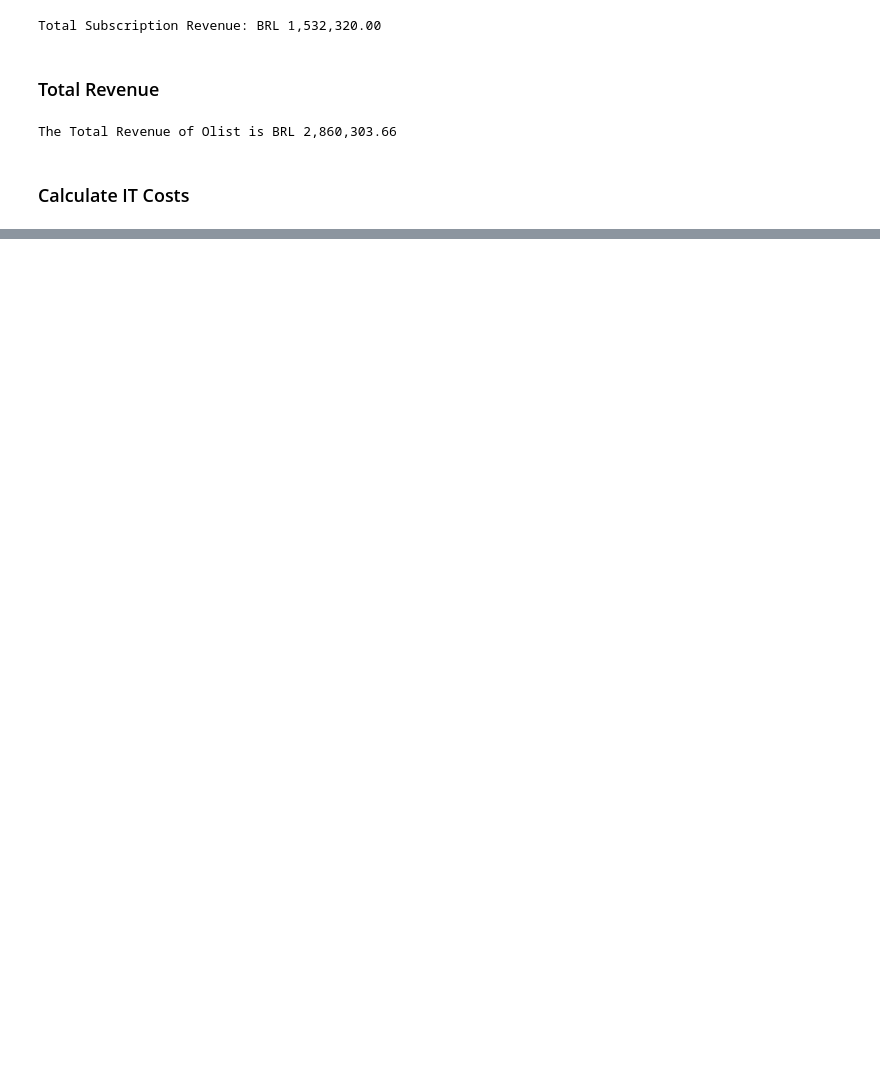
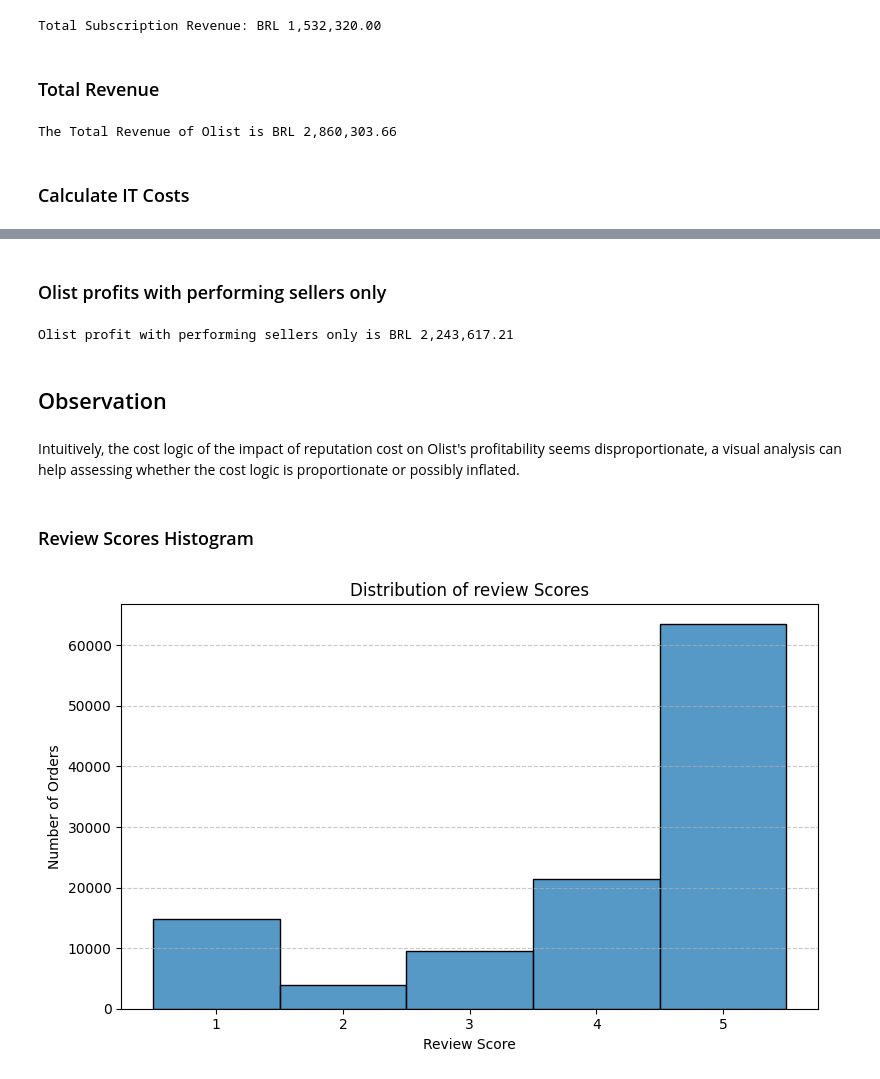
Before and after one commit to Romaric1209/Olist, a Jupyter notebook: Data Analysis Income and Costs.ipynb, the cells around one changed output, grey strips where cells are left out. Cells and saved outputs as stored; diff of their text form; code cells hidden in the pictures; blank space fills up the shorter version.

Commit message:
Incomes_Costs Analysis

```diff
--- a/Prediction Analysis.ipynb
+++ b/Data Analysis Income and Costs.ipynb
@@ -159,0 +208,15 @@ it_costs = alpha * np.sqrt(n_sellers) + beta * np.sqrt(n_items)
+# %%
+def review_cost(x):
+    if pd.isna(x):
+        return 0
+    if x == 3:
+        return 40
+    elif x == 2:
+        return 50
+    elif x == 1:
+        return 100
+    else:
+        return 0
+# %%
+data['review_cost']=data['review_score'].apply(lambda x: review_cost(x))
+reputation_cost = data['review_cost'].sum()
@@ -166,0 +288,26 @@ Olist profit is BRL 2,355,362.93
+# %% [markdown]
+### Olist profits with performing sellers only
+# %%
+gs_profit = gs_total_revenue - gs_it_costs
+print(f'Olist profit with performing sellers only is BRL {gs_profit:,.2f}')
+# %% [output]
+Olist profit with performing sellers only is BRL 2,243,617.21
+# %% [markdown]
+## Observation
+# %% [markdown]
+Intuitively, the cost logic of the impact of reputation cost on Olist's profitability seems disproportionate, a visual analysis can help assessing whether the cost logic is proportionate or possibly inflated.
+# %% [markdown]
+### Review Scores Histogram
+# %%
+# It helps us see how many low scores are actually driving the costs
+plt.figure(figsize=(8,5))
+sns.histplot(data['review_score'], bins=range(1, 7), discrete=True)
+plt.title('Distribution of review Scores')
+plt.xlabel('Review Score')
+plt.xticks([1, 2, 3, 4, 5])
+plt.ylabel('Number of Orders')
+plt.grid(axis='y', linestyle='--', alpha=0.7)
+plt.tight_layout()
+plt.show()
+# %% [output]
+[figure, added]
```
Also changed, not shown: parts of 31 cells of this notebook.
